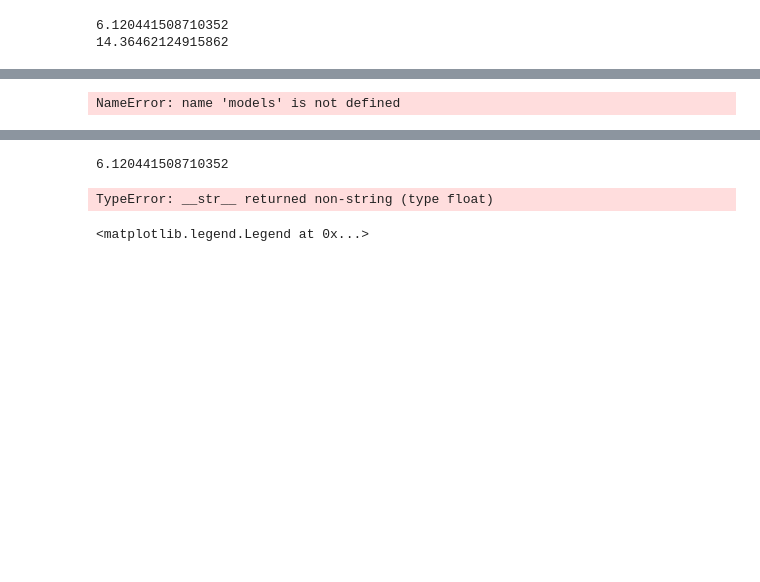
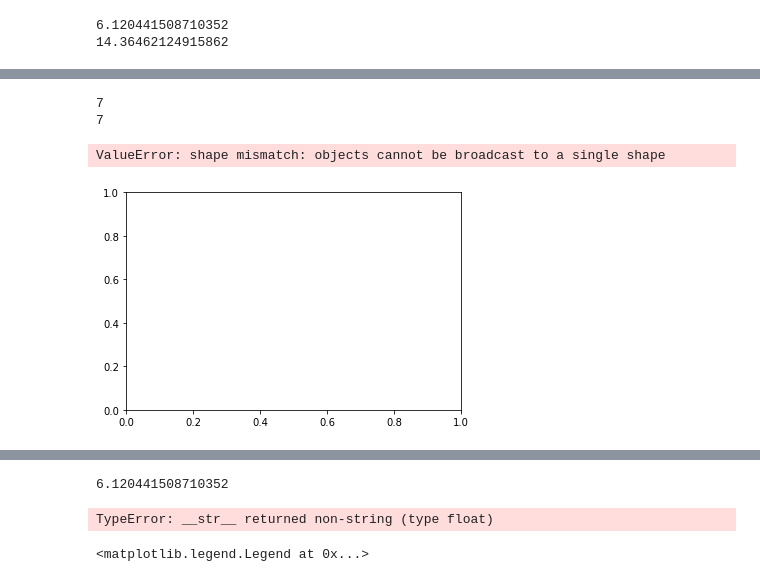
Before and after one commit to TheRealKS/MARS, a Jupyter notebook: test.ipynb, the cells around one changed output, grey strips where cells are left out. Cells and saved outputs as stored; diff of their text form; code cells hidden in the pictures; blank space fills up the shorter version.

```diff
--- a/test.ipynb
+++ b/test.ipynb
@@ -57,19 +57,25 @@ X = df['X'].to_numpy()
 y = df['y'].to_numpy()
 X = np.array(list(map(np.array, X)))
 n = len(X[0])
-X = X[:1000]
-y = y[:1000]
+X = X[:500]
+y = y[:500]
 labels = gen_labels(n)
 
 rkf = KFold(n_splits=2, shuffle=True, random_state=2652124)
 i = 0
+modelsasgenerated = []
 for train_index, test_index in rkf.split(X):
+    if (i > 0):
+        continue
     X_train, X_test = X[train_index], X[test_index]
     y_train, y_test = y[train_index], y[test_index]
 
-    model, ssr = runMARSForward(X_train, y_train,labels, n, maxSplits=12)
-    bmodel = runMARSBackward(model, ssr, X_train, y_train, n, maxSplits=12)
+    model, ssr = runMARSForward(X_train, y_train,labels, n, maxSplits=7)
+    bmodel = runMARSBackward(model, ssr, X_train, y_train, len(X_train), maxSplits=7)
 
     err = mean_absolute_error(y_test, computePrediction(X_test, bmodel))
+    modelsasgenerated.append((model, bmodel, err))
+    print(model)
+    print(bmodel)
     i += 1
 # %% [output]
@@ -95,5 +90,35 @@ KeyboardInterrupt:
-# %%
-for c in models[0].components:
-    print(c.func)
-# %% [output]
-NameError: name 'models' is not defined
+# %%
+print(modelsasgenerated[0][0].length())
+print(modelsasgenerated[0][1].length())
+# %% [output]
+7
+7
+# %%
+i = 0
+errorstrain = []
+errorstest = []
+for train_index, test_index in rkf.split(X):
+    X_train, X_test = X[train_index], X[test_index]
+    y_train, y_test = y[train_index], y[test_index]
+    err = mean_absolute_error(y_test, computePrediction(X_test, modelsasgenerated[0][1]))
+    errs = mean_absolute_error(y_train, computePrediction(X_train, modelsasgenerated[0][1]))
+    errorstrain.append(errs)
+    errorstest.append(err)
+    i+=1
+# %%
+import matplotlib.pyplot as plt
+
+br1 = np.arange(4)
+br2 = [x + 0.4 for x in br1]
+
+plt.bar(br1, errorstest, width=0.4, edgecolor='grey',label='Test error')
+plt.bar(br2, errorstrain, width=0.4, edgecolor='gray', label='Train error')
+plt.xlabel('Models')
+plt.ylabel('Mean Absolute Error')
+plt.xticks([r + 0.25 for r in range(4)],
+        ['Model 1', 'Model 2', 'Model 3', 'Model 4'])
+plt.legend(loc='lower right')
+plt.show()
+# %% [output]
+ValueError: shape mismatch: objects cannot be broadcast to a single shape
+[figure, added]
```
Also changed, not shown: parts of 10 cells of this notebook, 5 other files.
